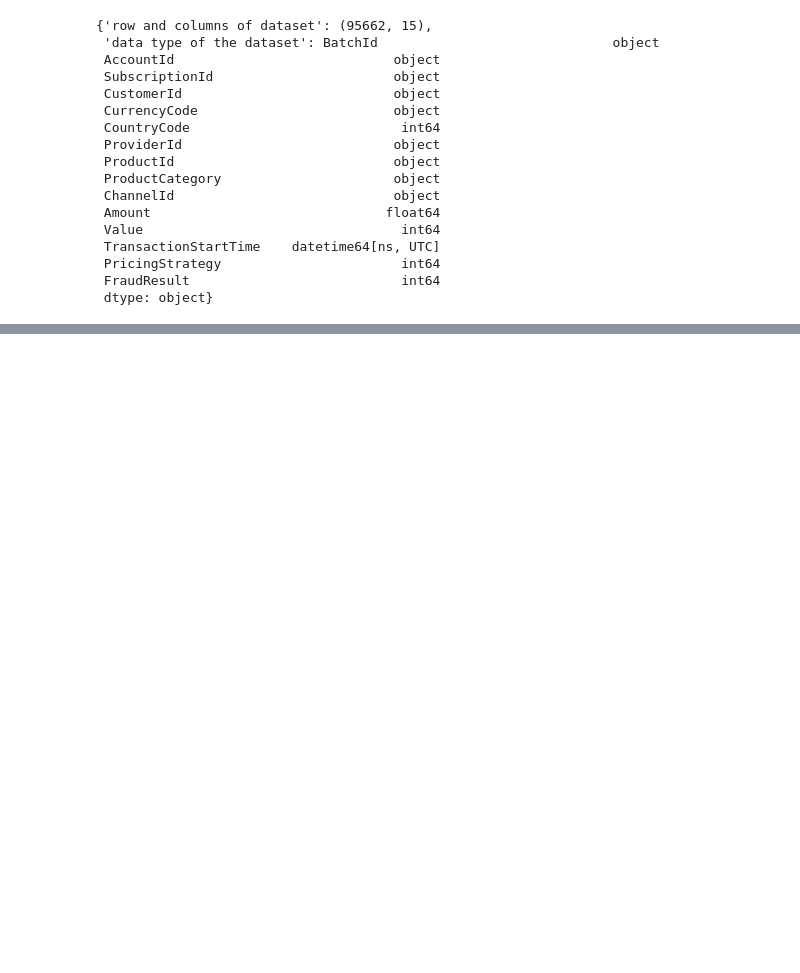
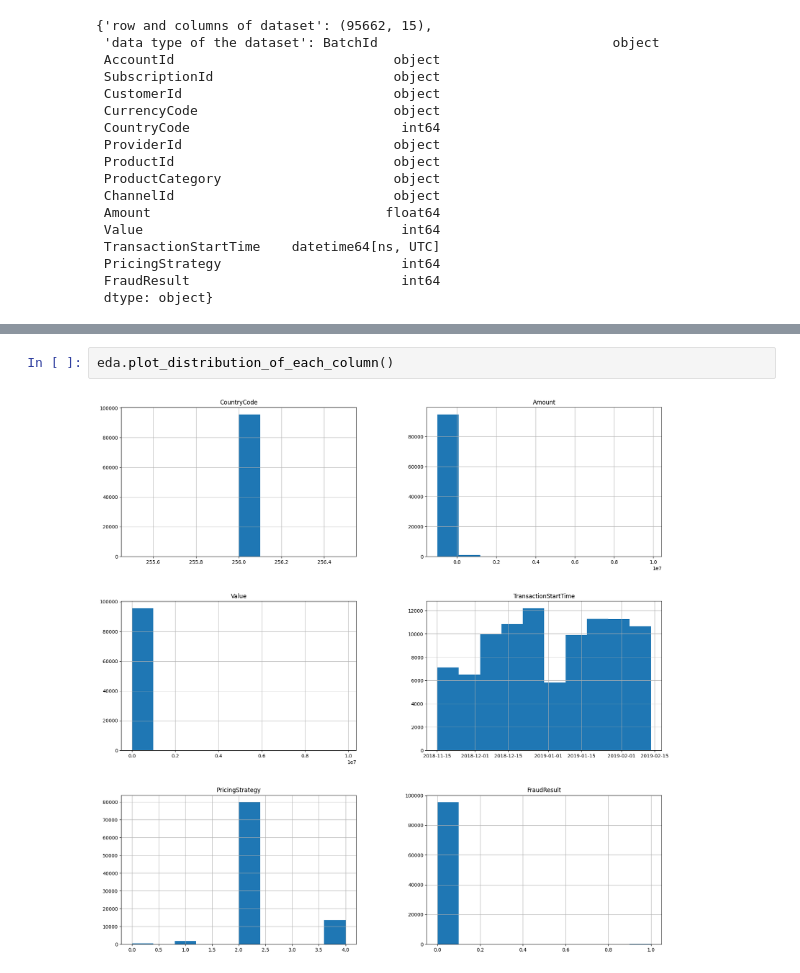
Before and after one commit to HabibiGirum/Bati-Bank-Credit-Scoring-Model, a Jupyter notebook: notebooks/analysis.ipynb, the cells around one changed output, grey strips where cells are left out. Saved outputs shown, nothing was run; the diff lists cells and outputs as text; blank space fills up the shorter version.

Commit message:
task_2_eda: summery of statics with discribtion skew, kurtosis, plot distribuution of each columns

```diff
--- a/notebooks/analysis.ipynb
+++ b/notebooks/analysis.ipynb
@@ -38,0 +60,4 @@ eda.get_overview_of_the_dataset()
+# %%
+eda.plot_distribution_of_each_column()
+# %% [output]
+[figure, added]
```
Also changed, not shown: parts of 3 cells of this notebook, 1 other file.
